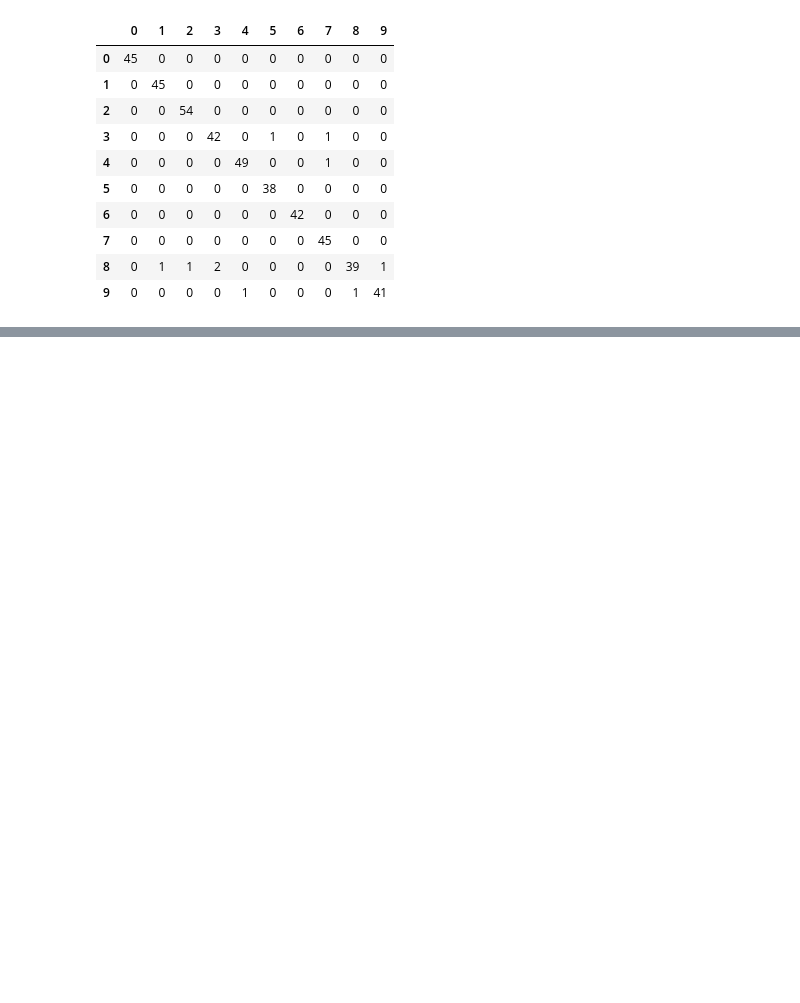
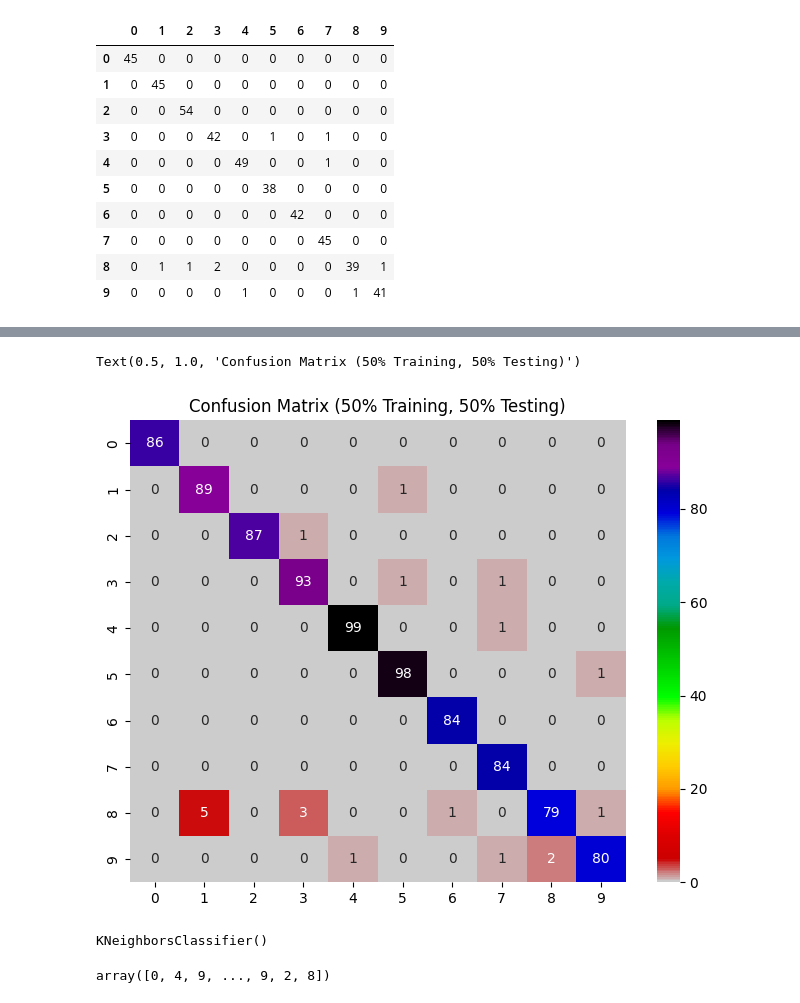
Before and after one commit to colmBandit/AnacondaML, a Jupyter notebook: KNearestNeighor.ipynb, the cells around one changed output, grey strips where cells are left out. Cells and saved outputs as stored; diff of their text form; code cells hidden in the pictures; blank space fills up the shorter version.

```diff
--- a/KNearestNeighor.ipynb
+++ b/KNearestNeighor.ipynb
@@ -246,0 +365,3 @@ comments about accuracy- before the next class url of github
+# %%
+# Making predictions
+predicted_50_50 = knn_50_50.predict(X=X_test_50)
@@ -246,0 +388,3 @@ comments about accuracy- before the next class url of github
+# %%
+# Comparing predictions with expected values
+expected_50_50 = y_test_50
@@ -246,0 +417,3 @@ comments about accuracy- before the next class url of github
+# %%
+# Creating a confusion matrix
+confusion_50_50 = confusion_matrix(y_true=expected_50_50, y_pred=predicted_50_50)
@@ -246,0 +433,3 @@ comments about accuracy- before the next class url of github
+# %%
+# Converting the confusion matrix to a DataFrame
+confusion_df_50_50 = pd.DataFrame(confusion_50_50, index=range(10), columns=range(10))
@@ -246,0 +450,8 @@ comments about accuracy- before the next class url of github
+# %%
+# Visualizing the confusion matrix using a heatmap
+figure, ax = plt.subplots(figsize=(8, 6))
+sns.heatmap(confusion_df_50_50, annot=True, cmap=plt.cm.nipy_spectral_r)
+plt.title('Confusion Matrix (50% Training, 50% Testing)')
+# %% [output]
+Text(0.5, 1.0, 'Confusion Matrix (50% Training, 50% Testing)')
+[figure, added]
@@ -246,0 +463,6 @@ comments about accuracy- before the next class url of github
+# %%
+# Creating and training the model
+knn_30_70 = KNeighborsClassifier()
+knn_30_70.fit(X=X_train_30, y=y_train_30)
+# %% [output]
+KNeighborsClassifier()
@@ -246,0 +472,4 @@ comments about accuracy- before the next class url of github
+# %%
+predicted_30_70
+# %% [output]
+array([0, 4, 9, ..., 9, 2, 8])
```
Also changed, not shown: parts of 34 cells of this notebook.
